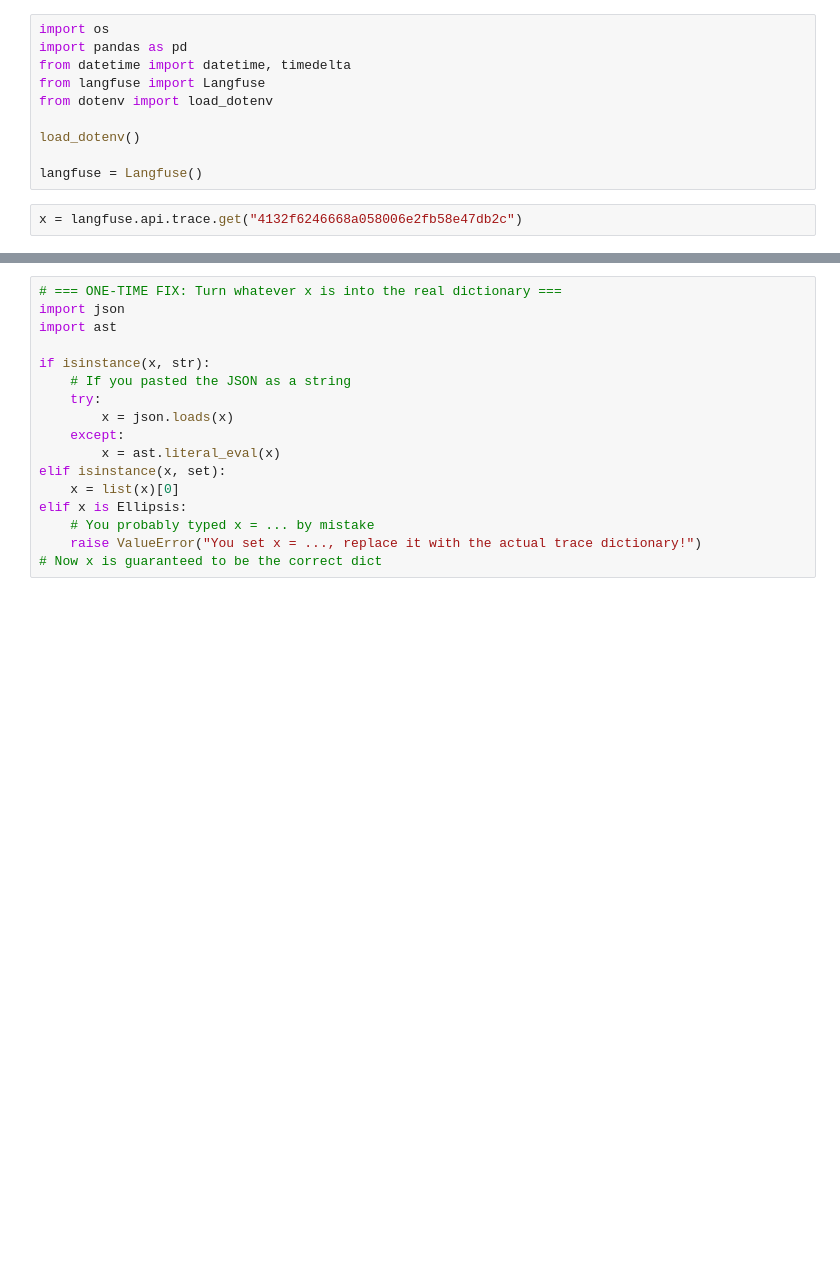
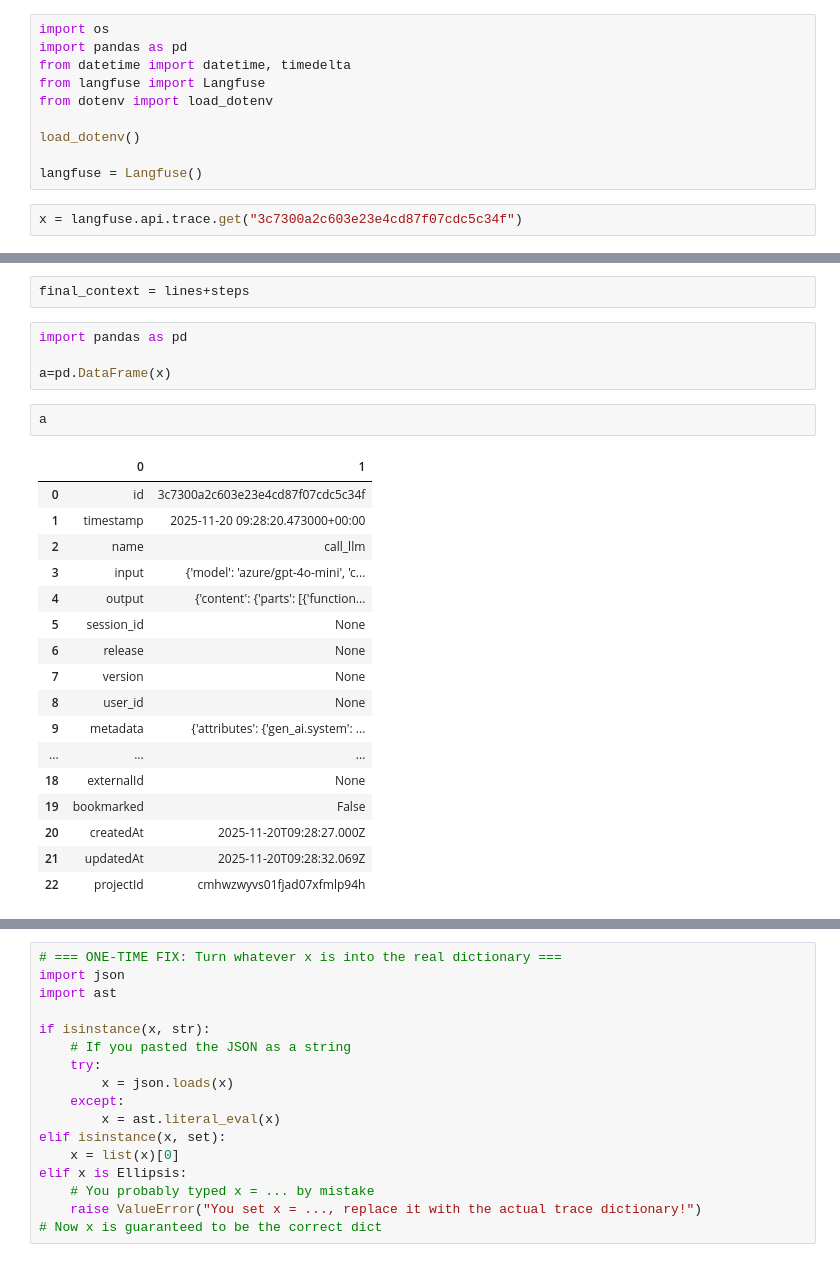
Before and after one commit to xin122-rohit/code-execution-with-mcp, a Jupyter notebook: deepeval_traces.ipynb, the cells around one changed output, grey strips where cells are left out. Saved outputs shown, nothing was run; the diff lists cells and outputs as text; blank space fills up the shorter version.

```diff
--- a/deepeval_traces.ipynb
+++ b/deepeval_traces.ipynb
@@ -9,4 +9,4 @@ load_dotenv()
 
 langfuse = Langfuse()
 # %%
-x = langfuse.api.trace.get("4132f6246668a058006e2fb58e47db2c")
+x = langfuse.api.trace.get("3c7300a2c603e23e4cd87f07cdc5c34f")
@@ -74,0 +107,26 @@ print(valid_spans)
+# %%
+final_context = lines+steps
+# %%
+import pandas as pd
+
+a=pd.DataFrame(x)
+# %%
+a
+# %% [output]
+|  | 0 | 1 |
+| 0 | id | 3c7300a2c603e23e4cd87f07cdc5c34f |
+| 1 | timestamp | 2025-11-20 09:28:20.473000+00:00 |
+| 2 | name | call_llm |
+| 3 | input | {'model': 'azure/gpt-4o-mini', 'c... |
+| 4 | output | {'content': {'parts': [{'function... |
+| 5 | session_id | None |
+| 6 | release | None |
+| 7 | version | None |
+| 8 | user_id | None |
+| 9 | metadata | {'attributes': {'gen_ai.system': ... |
+| ... | ... | ... |
+| 18 | externalId | None |
+| 19 | bookmarked | False |
+| 20 | createdAt | 2025-11-20T09:28:27.000Z |
+| 21 | updatedAt | 2025-11-20T09:28:32.069Z |
+| 22 | projectId | cmhwzwyvs01fjad07xfmlp94h |
```
Also changed, not shown: parts of 15 cells of this notebook, 1 other file.
